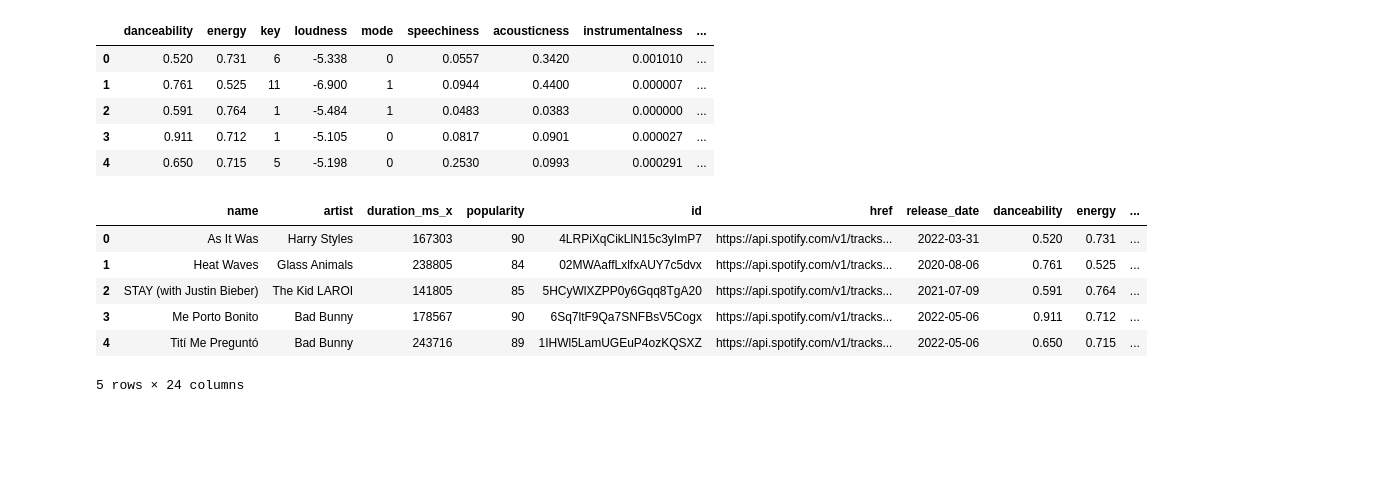
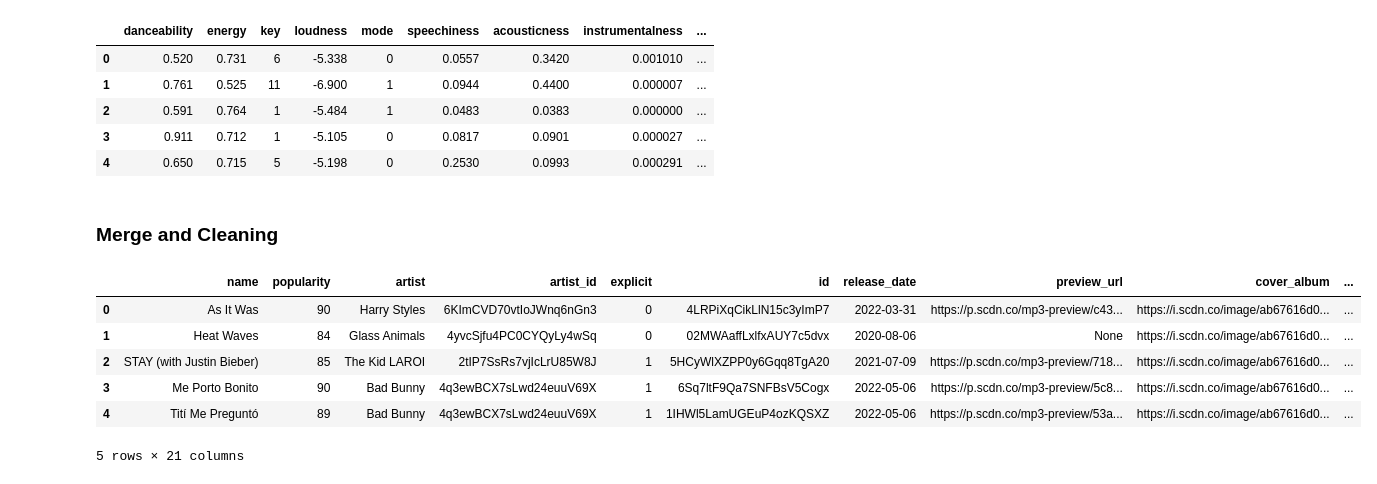
Before and after one commit to dmassonfr/Spotify_hit_predictor, a Jupyter notebook: notebooks/API Exploration.ipynb, the cells around one changed output. Saved outputs shown, nothing was run; the diff lists cells and outputs as text; code cells hidden in the pictures; blank space fills up the shorter version.

```diff
--- a/notebooks/API Exploration.ipynb
+++ b/notebooks/API Exploration.ipynb
@@ -59,5 +59,11 @@ href = [response['tracks']['items'][i]['track']['href'] for i in range(len(respo
 # %%
 release_date = [response['tracks']['items'][i]['track']['album']['release_date'] for i in range(len(response['tracks']['items']))]
+# %%
+preview_url = [response['tracks']['items'][i]['track']['preview_url'] for i in range(len(response['tracks']['items']))]
+# %%
+cover_album = [response['tracks']['items'][i]['track']['album']['images'][1]['url'] for i in range(len(response['tracks']['items']))]
+# %%
+explicit = [response['tracks']['items'][i]['track']['explicit'] for i in range(len(response['tracks']['items']))]
 # %% [markdown]
 ### 1st Dataframe ready
 # %%
@@ -65,18 +71,23 @@ data = {}
 
 # Setting the features
 data['name'] = name
+data['popularity'] = popularity
 data['artist'] = artist
-data['duration_ms'] = duration_ms
-data['popularity'] = popularity
+data['artist_id'] = artist_id
+data['explicit'] = explicit
 data['id'] = Id
-data['href'] = href
 data['release_date'] = release_date
+data['preview_url'] = preview_url
+data['cover_album'] = cover_album
 
 # turning into dataframe
 df = pd.DataFrame(data)
 
 #turninge the realise date into datetime
 df['release_date'] = pd.to_datetime(df['release_date'])
+
+# Turning explicit column in 0 or 1
+df['explicit'] = df['explicit'].map(lambda x: 1 if x == True else 0)
 # %% [markdown]
 ### 2nd Datarame ready
 # %%
@@ -99,16 +110,22 @@ df_features.head()
 | 2 | 0.591 | 0.764 | 1 | -5.484 | 1 | 0.0483 | 0.0383 | 0.000000 | ... |
 | 3 | 0.911 | 0.712 | 1 | -5.105 | 0 | 0.0817 | 0.0901 | 0.000027 | ... |
 | 4 | 0.650 | 0.715 | 5 | -5.198 | 0 | 0.2530 | 0.0993 | 0.000291 | ... |
+# %% [markdown]
+### Merge and Cleaning
 # %%
 # Inner merging between the 2 dataframe on id
 data = df.merge(df_features, on='id')
+
+# Dropping columns
+data.drop(['type', 'uri', 'track_href', 'analysis_url', 'time_signature'], axis=1, inplace=True)
+
 data.head()
 # %% [output]
-|  | name | artist | duration_ms_x | popularity | id | href | release_date | danceability | energy | ... |
-| 0 | As It Was | Harry Styles | 167303 | 90 | 4LRPiXqCikLlN15c3yImP7 | https://api.spotify.com/v1/tracks... | 2022-03-31 | 0.520 | 0.731 | ... |
-| 1 | Heat Waves | Glass Animals | 238805 | 84 | 02MWAaffLxlfxAUY7c5dvx | https://api.spotify.com/v1/tracks... | 2020-08-06 | 0.761 | 0.525 | ... |
-| 2 | STAY (with Justin Bieber) | The Kid LAROI | 141805 | 85 | 5HCyWlXZPP0y6Gqq8TgA20 | https://api.spotify.com/v1/tracks... | 2021-07-09 | 0.591 | 0.764 | ... |
-| 3 | Me Porto Bonito | Bad Bunny | 178567 | 90 | 6Sq7ltF9Qa7SNFBsV5Cogx | https://api.spotify.com/v1/tracks... | 2022-05-06 | 0.911 | 0.712 | ... |
-| 4 | Tití Me Preguntó | Bad Bunny | 243716 | 89 | 1IHWl5LamUGEuP4ozKQSXZ | https://api.spotify.com/v1/tracks... | 2022-05-06 | 0.650 | 0.715 | ... |
+|  | name | popularity | artist | artist_id | explicit | id | release_date | preview_url | cover_album | ... |
+| 0 | As It Was | 90 | Harry Styles | 6KImCVD70vtIoJWnq6nGn3 | 0 | 4LRPiXqCikLlN15c3yImP7 | 2022-03-31 | https://p.scdn.co/mp3-preview/c43... | https://i.scdn.co/image/ab67616d0... | ... |
+| 1 | Heat Waves | 84 | Glass Animals | 4yvcSjfu4PC0CYQyLy4wSq | 0 | 02MWAaffLxlfxAUY7c5dvx | 2020-08-06 | None | https://i.scdn.co/image/ab67616d0... | ... |
+| 2 | STAY (with Justin Bieber) | 85 | The Kid LAROI | 2tIP7SsRs7vjIcLrU85W8J | 1 | 5HCyWlXZPP0y6Gqq8TgA20 | 2021-07-09 | https://p.scdn.co/mp3-preview/718... | https://i.scdn.co/image/ab67616d0... | ... |
+| 3 | Me Porto Bonito | 90 | Bad Bunny | 4q3ewBCX7sLwd24euuV69X | 1 | 6Sq7ltF9Qa7SNFBsV5Cogx | 2022-05-06 | https://p.scdn.co/mp3-preview/5c8... | https://i.scdn.co/image/ab67616d0... | ... |
+| 4 | Tití Me Preguntó | 89 | Bad Bunny | 4q3ewBCX7sLwd24euuV69X | 1 | 1IHWl5LamUGEuP4ozKQSXZ | 2022-05-06 | https://p.scdn.co/mp3-preview/53a... | https://i.scdn.co/image/ab67616d0... | ... |
-5 rows × 24 columns
+5 rows × 21 columns
 # %%
```
Also changed, not shown: parts of 11 cells of this notebook.
